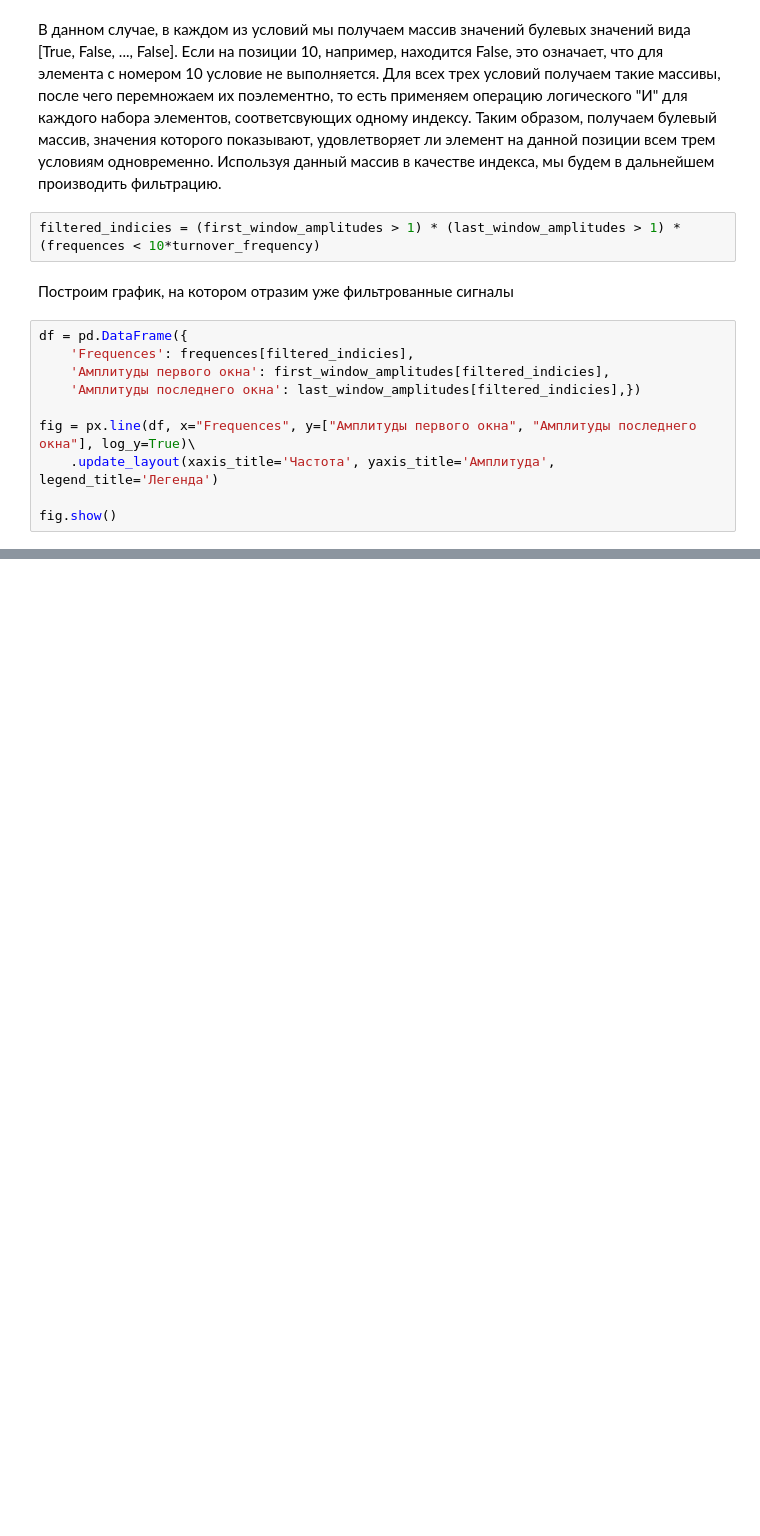
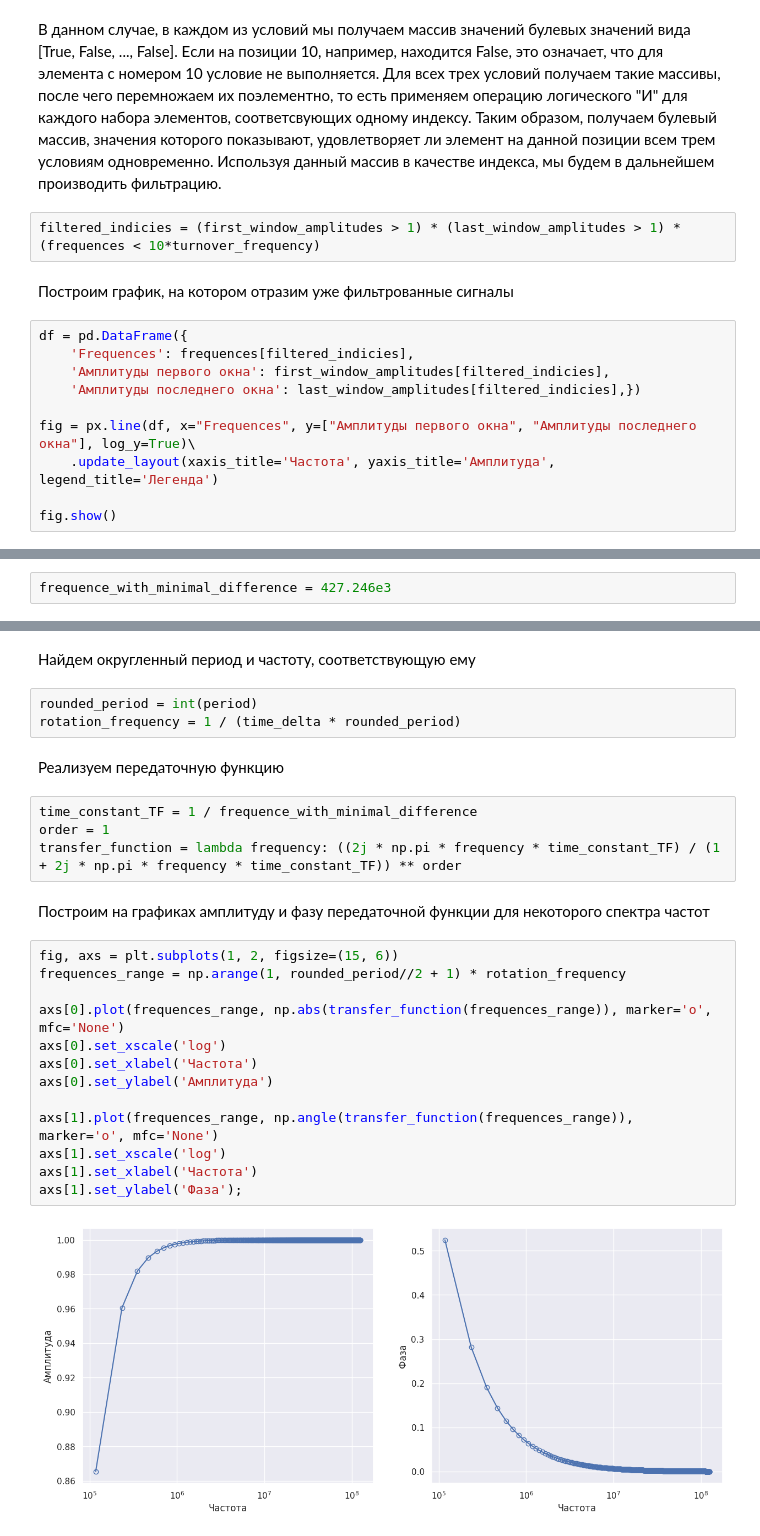
Before and after one commit to settlermine/jinr_practice, a Jupyter notebook: main.ipynb, the cells around one changed output, grey strips where cells are left out. Cells and saved outputs as stored; diff of their text form; blank space fills up the shorter version.

Commit message:
Начат блок коррекции АЧХ. Построены амплитудная и частотная характеристики передаточной функции

```diff
--- a/main.ipynb
+++ b/main.ipynb
@@ -590,0 +591,2 @@ fig.show()
+# %%
+frequence_with_minimal_difference = 427.246e3
@@ -590,0 +595,28 @@ fig.show()
+# %% [markdown]
+Найдем округленный период и частоту, соответствующую ему
+# %%
+rounded_period = int(period)
+rotation_frequency = 1 / (time_delta * rounded_period)
+# %% [markdown]
+Реализуем передаточную функцию
+# %%
+time_constant_TF = 1 / frequence_with_minimal_difference
+order = 1
+transfer_function = lambda frequency: ((2j * np.pi * frequency * time_constant_TF) / (1 + 2j * np.pi * frequency * time_constant_TF)) ** order
+# %% [markdown]
+Построим на графиках амплитуду и фазу передаточной функции для некоторого спектра частот
+# %%
+fig, axs = plt.subplots(1, 2, figsize=(15, 6))
+frequences_range = np.arange(1, rounded_period//2 + 1) * rotation_frequency
+
+axs[0].plot(frequences_range, np.abs(transfer_function(frequences_range)), marker='o', mfc='None')
+axs[0].set_xscale('log')
+axs[0].set_xlabel('Частота')
+axs[0].set_ylabel('Амплитуда')
+
+axs[1].plot(frequences_range, np.angle(transfer_function(frequences_range)), marker='o', mfc='None')
+axs[1].set_xscale('log')
+axs[1].set_xlabel('Частота')
+axs[1].set_ylabel('Фаза');
+# %% [output]
+[figure, added]
```
Also changed, not shown: parts of 3 cells of this notebook.
